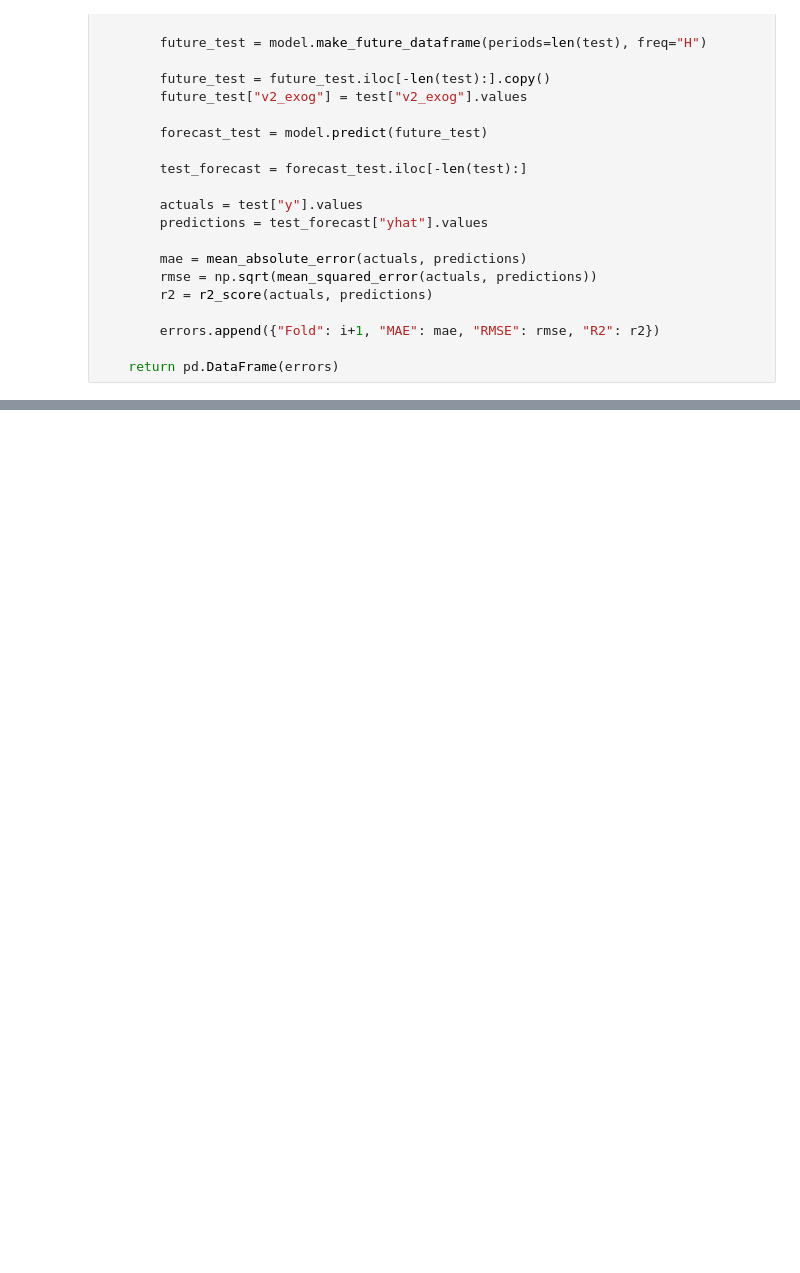
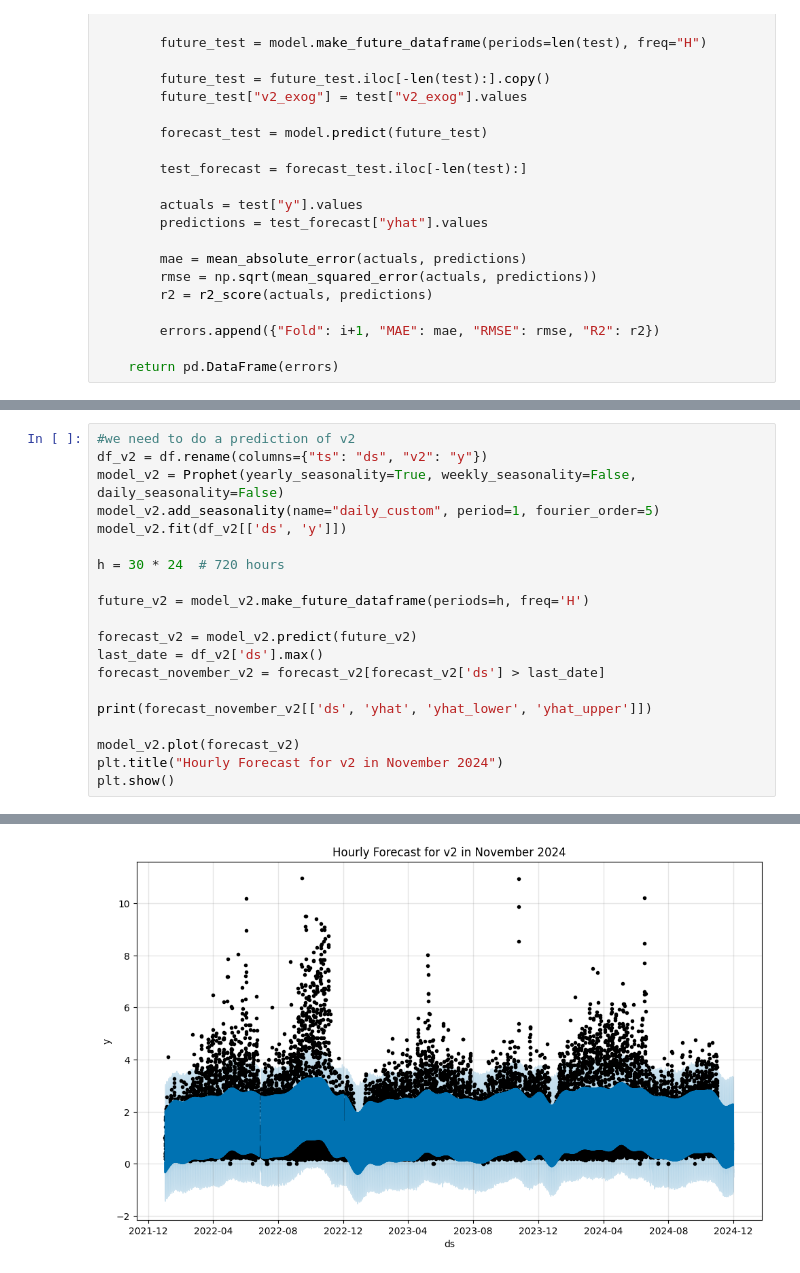
Before and after one commit to icecodesred/Data-Analysis-3, a Jupyter notebook: Assignment_3/Prophet.ipynb, the cells around one changed output, grey strips where cells are left out. Cells and saved outputs as stored; diff of their text form; blank space fills up the shorter version.

```diff
--- a/Assignment_3/Prophet.ipynb
+++ b/Assignment_3/Prophet.ipynb
@@ -82,3 +83,24 @@ MAE     0.264300
 RMSE    0.380013
 R2      0.906925
 dtype: float64
+# %%
+#we need to do a prediction of v2
+df_v2 = df.rename(columns={"ts": "ds", "v2": "y"})
+model_v2 = Prophet(yearly_seasonality=True, weekly_seasonality=False, daily_seasonality=False)
+model_v2.add_seasonality(name="daily_custom", period=1, fourier_order=5)
+model_v2.fit(df_v2[['ds', 'y']])
+
+h = 30 * 24  # 720 hours
+
+future_v2 = model_v2.make_future_dataframe(periods=h, freq='H')
+
+forecast_v2 = model_v2.predict(future_v2)
+last_date = df_v2['ds'].max()
+forecast_november_v2 = forecast_v2[forecast_v2['ds'] > last_date]
+
+print(forecast_november_v2[['ds', 'yhat', 'yhat_lower', 'yhat_upper']])
+
+model_v2.plot(forecast_v2)
+plt.title("Hourly Forecast for v2 in November 2024")
+plt.show()
+# %% [output]
@@ -84,0 +123 @@ dtype: float64
+[figure, added]
```
Also changed, not shown: parts of 6 cells of this notebook.
